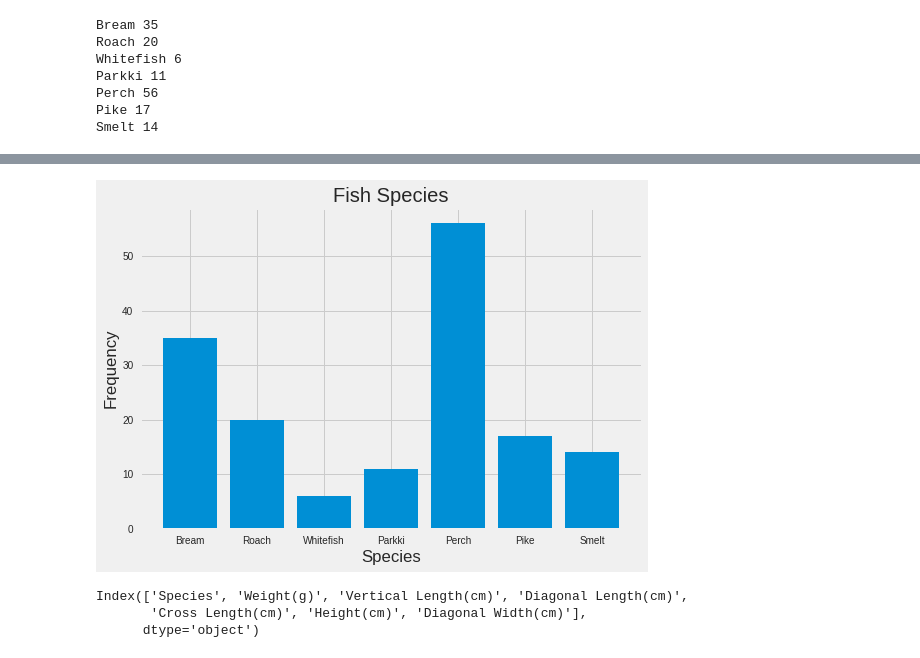
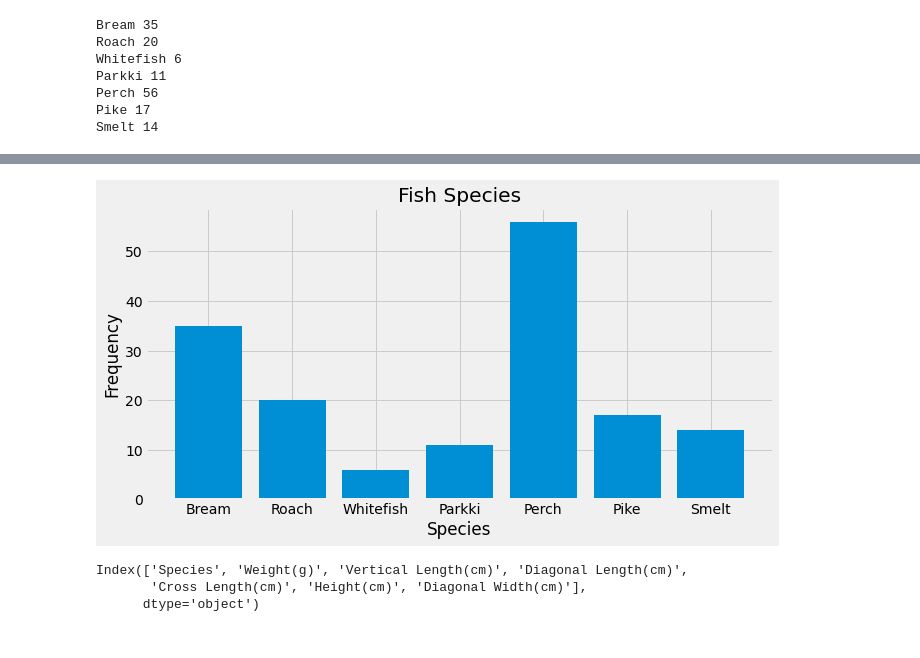
Before and after one commit to NaNdalal-dev/Fish-market, a Jupyter notebook: fish market.ipynb, the cells around one changed output, grey strips where cells are left out. Cells and saved outputs as stored; diff of their text form; code cells hidden in the pictures.

```diff
--- a/fish market.ipynb
+++ b/fish market.ipynb
@@ -45,10 +45,11 @@ Perch 56
 Pike 17
 Smelt 14
 # %%
-plt.title('Fish Species')
 plt.style.use('fivethirtyeight')
+fig = plt.figure(figsize = (10, 5))
 plt.bar(unique_species,freq)
 
+plt.title('Fish Species')
 plt.xlabel('Species')
 plt.ylabel('Frequency')
 plt.show()
@@ -62,4 +64,4 @@ plt.show()
-[figure, old version]
+[figure, new version]
 # %%
 df.columns
 # %% [output]
```
Also changed, not shown: parts of 5 cells of this notebook.
